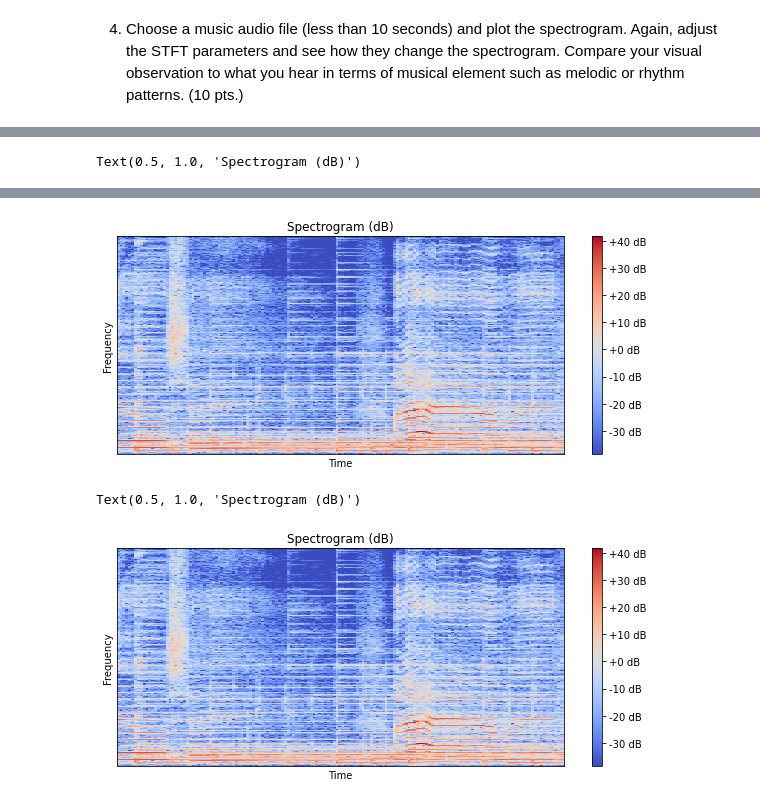
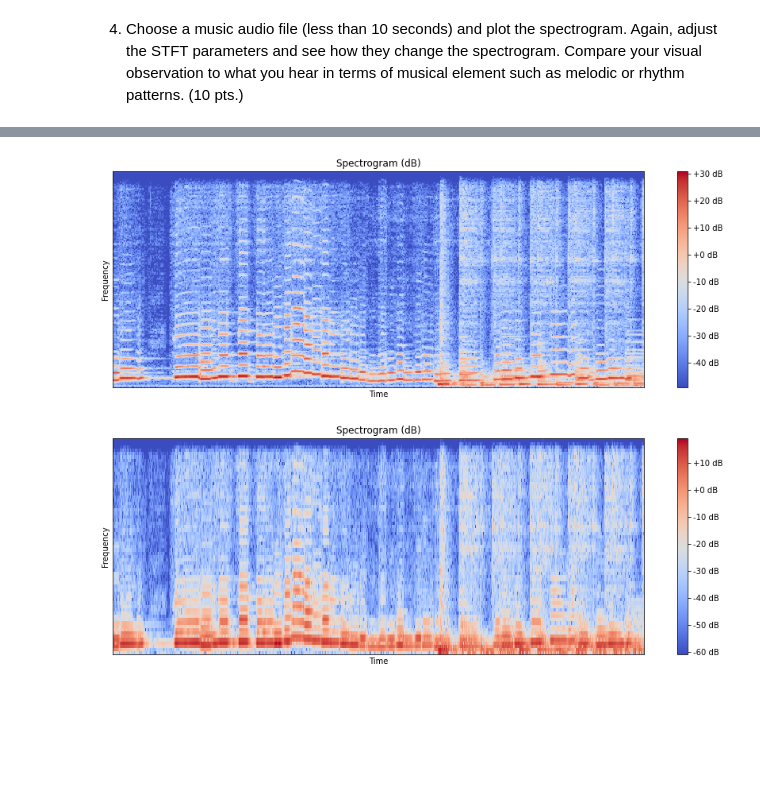
Before and after one commit to YoonjinXD/2022S_gct535, a Jupyter notebook: hw1/hw1.ipynb, the cells around one changed output, grey strips where cells are left out. Saved outputs shown, nothing was run; the diff lists cells and outputs as text; code cells hidden in the pictures; blank space fills up the shorter version.

```diff
--- a/hw1/hw1.ipynb
+++ b/hw1/hw1.ipynb
@@ -217,16 +220,11 @@ ipd.Audio(x, rate=sr)
 # %%
-window_size = 1024
-window = np.hanning(window_size)
-y = stft(x, window, hop_size=512, fft_size=1024)
+x = load_audio('./music_example_2.wav', offset=4, duration=8)
 
-magnitude = np.abs(y)
-log_spectrogram = librosa.amplitude_to_db(magnitude)
+fft_size=512
+y = stft(x, np.hanning(fft_size), hop_size=fft_size//2, fft_size=fft_size)
+plot_result(y)
 
-plt.figure(figsize=(10,4))
-librosa.display.specshow(log_spectrogram, sr=16000, hop_length=512)
-plt.xlabel("Time")
-plt.ylabel("Frequency")
-plt.colorbar(format='%+2.0f dB')
-plt.title("Spectrogram (dB)")
+fft_size=128
+y = stft(x, np.hanning(fft_size), hop_size=fft_size//2, fft_size=fft_size)
+plot_result(y)
 # %% [output]
-Text(0.5, 1.0, 'Spectrogram (dB)')
@@ -233,17 +232,2 @@ Text(0.5, 1.0, 'Spectrogram (dB)')
-[figure, old version]
+[figure, new version]
+[figure, added]
-# %%
-# 정답
-y = librosa.stft(x, n_fft=1024, hop_length=512, win_length=1024, center=False)
-
-magnitude = np.abs(y)
-log_spectrogram = librosa.amplitude_to_db(magnitude)
-
-plt.figure(figsize=(10,4))
-librosa.display.specshow(log_spectrogram, sr=16000, hop_length=512)
-plt.xlabel("Time")
-plt.ylabel("Frequency")
-plt.colorbar(format='%+2.0f dB')
-plt.title("Spectrogram (dB)")
-# %% [output]
-Text(0.5, 1.0, 'Spectrogram (dB)')
-[figure, removed]
```
Also changed, not shown: parts of 23 cells of this notebook, 25 other files.
